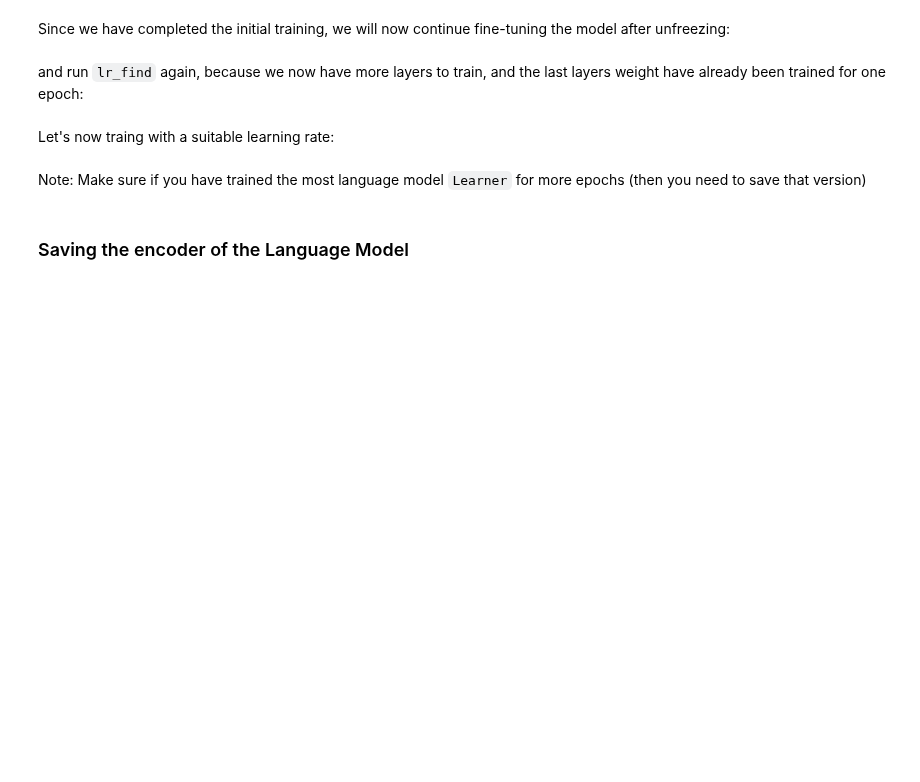
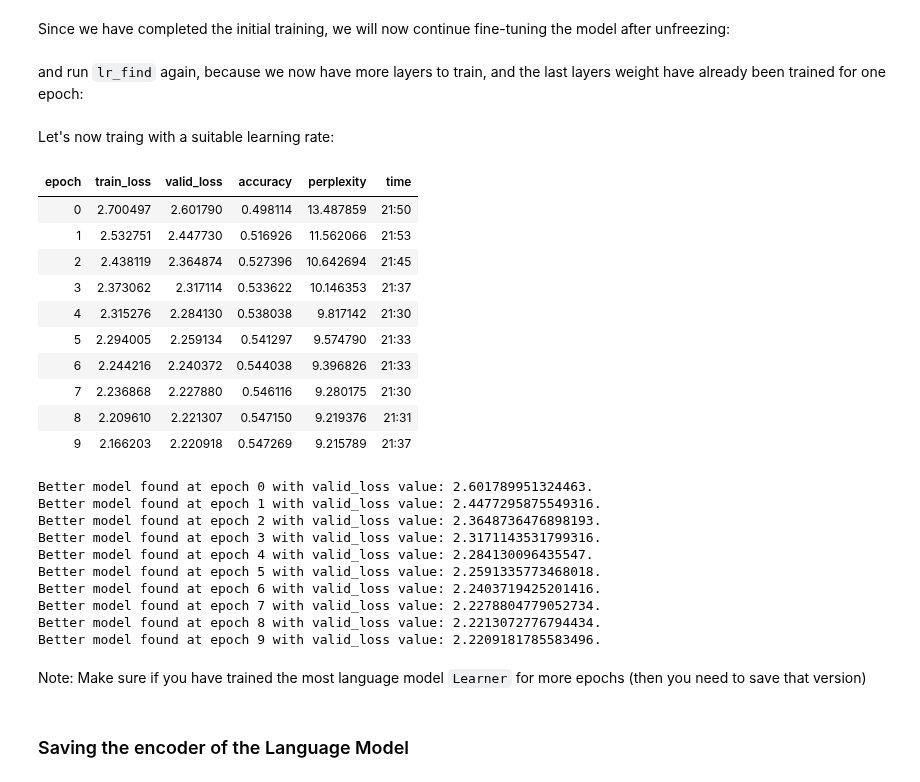
Before and after one commit to debjyotiSRoy/xcube_old, a Jupyter notebook: nbs/examples/mimic/mimic3-9k_full.ipynb, the cells around one changed output. Drawn from its saved outputs; the diff is of its cells as text; code cells hidden in the pictures; blank space fills up the shorter version.

```diff
--- a/nbs/examples/mimic/mimic3-9k_full.ipynb
+++ b/nbs/examples/mimic/mimic3-9k_full.ipynb
@@ -158,5 +162,3 @@ lr_min, lr_steep, lr_valley, lr_slide
  0.0020892962347716093,
  0.02754228748381138)
 [figure]
-# %%
-learn.fit_one_cycle(1, lr_max=0.10964)
@@ -165,0 +165,2 @@ learn.fit_one_cycle(1, lr_max=0.10964)
+# %%
+learn.fit_one_cycle(1, lr_min)
@@ -172,7 +176,7 @@ Path('/home/deb/xcube/nbs/examples/mimic/lm.pth')
 # %% [markdown]
 Let's now load back the `Learner`
 # %%
-learn = learn.load(path_model/(file_prefix+'_lm'))
+learn = learn.load(file_prefix+'_lm')
 # %% [markdown]
 Let's validate the `Learner` to make sure we loaded the correct version:
 # %%
@@ -193,6 +197,30 @@ lr_min, lr_steep, lr_valley, lr_slide
 Let's now traing with a suitable learning rate:
 # %%
 learn.fit_one_cycle(10, lr_max=2e-3, cbs=SaveModelCallback(fname=file_prefix+'_lm'))
+# %%
+learn.fit_one_cycle(10, lr_max=2e-3, cbs=SaveModelCallback(fname=file_prefix/'_lm'))
+# %% [output]
+| epoch | train_loss | valid_loss | accuracy | perplexity | time |
+| 0 | 2.700497 | 2.601790 | 0.498114 | 13.487859 | 21:50 |
+| 1 | 2.532751 | 2.447730 | 0.516926 | 11.562066 | 21:53 |
+| 2 | 2.438119 | 2.364874 | 0.527396 | 10.642694 | 21:45 |
+| 3 | 2.373062 | 2.317114 | 0.533622 | 10.146353 | 21:37 |
+| 4 | 2.315276 | 2.284130 | 0.538038 | 9.817142 | 21:30 |
+| 5 | 2.294005 | 2.259134 | 0.541297 | 9.574790 | 21:33 |
+| 6 | 2.244216 | 2.240372 | 0.544038 | 9.396826 | 21:33 |
+| 7 | 2.236868 | 2.227880 | 0.546116 | 9.280175 | 21:30 |
+| 8 | 2.209610 | 2.221307 | 0.547150 | 9.219376 | 21:31 |
+| 9 | 2.166203 | 2.220918 | 0.547269 | 9.215789 | 21:37 |
+Better model found at epoch 0 with valid_loss value: 2.601789951324463.
+Better model found at epoch 1 with valid_loss value: 2.4477295875549316.
+Better model found at epoch 2 with valid_loss value: 2.3648736476898193.
+Better model found at epoch 3 with valid_loss value: 2.3171143531799316.
+Better model found at epoch 4 with valid_loss value: 2.284130096435547.
+Better model found at epoch 5 with valid_loss value: 2.2591335773468018.
+Better model found at epoch 6 with valid_loss value: 2.2403719425201416.
+Better model found at epoch 7 with valid_loss value: 2.2278804779052734.
+Better model found at epoch 8 with valid_loss value: 2.2213072776794434.
+Better model found at epoch 9 with valid_loss value: 2.2209181785583496.
 # %% [markdown]
 Note: Make sure if you have trained the most language model `Learner` for more epochs (then you need to save that version)
 # %% [markdown]
```
Also changed, not shown: parts of 3 cells of this notebook, 3 other files.
